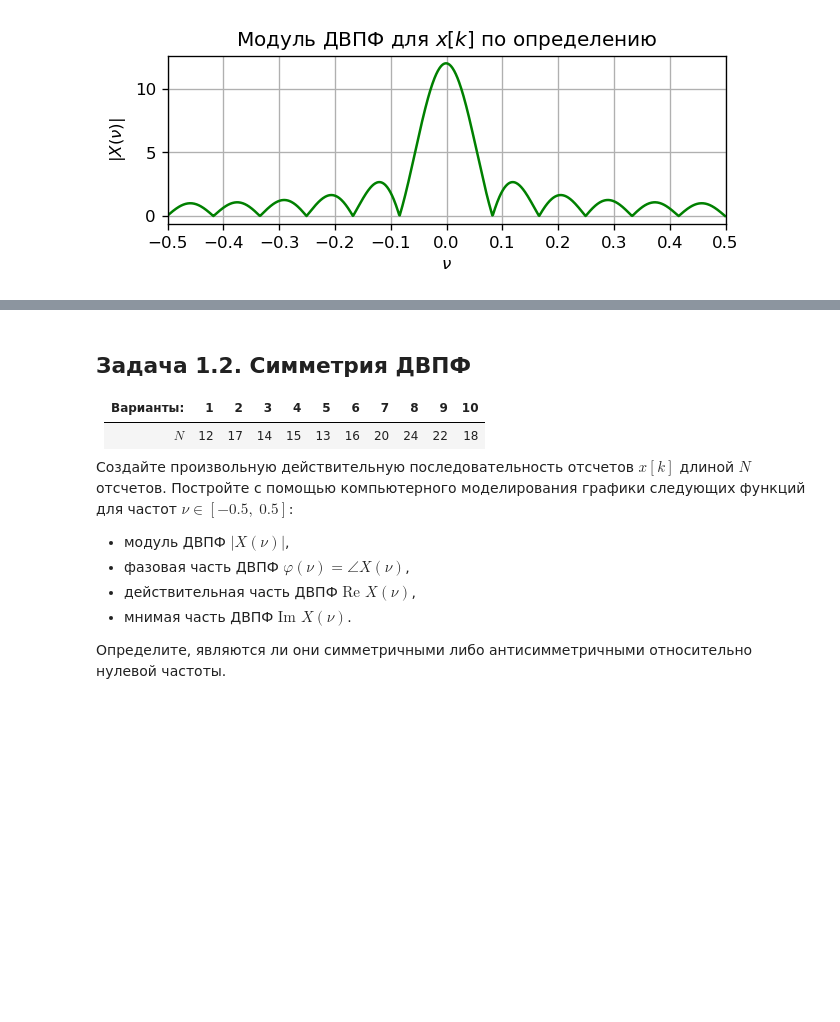
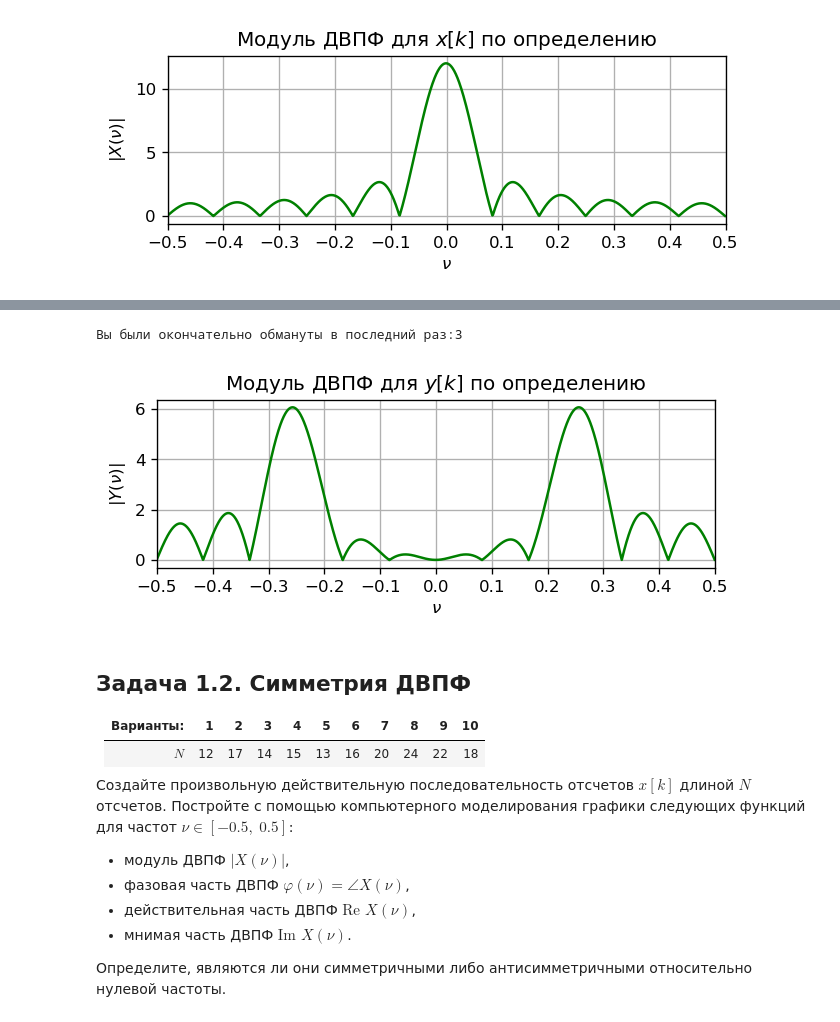
Before and after one commit to Kirill-Zaikin/Zaikin-KV, a Jupyter notebook: dsp_lab1.ipynb, the cells around one changed output, grey strips where cells are left out. Saved outputs shown, nothing was run; the diff lists cells and outputs as text; code cells hidden in the pictures; blank space fills up the shorter version.

```diff
--- a/dsp_lab1.ipynb
+++ b/dsp_lab1.ipynb
@@ -195,0 +204,8 @@ print("Вы были окончательно обмануты :3")
+# %%
+#Блок обмана вас
+max=0
+for j in range (0,len(Y1),1):
+    if max < abs(Y1[j]):
+        max = abs(Y1[j])
+print (max)
+print ("Поздравляю!Вас снова обманули!")
@@ -196,3 +281,19 @@ print("Вы были окончательно обмануты :3")
+# %%
+#Начало графического блока модуля ДВПФ сигнала игрек по определению
+plt.figure(figsize=[6, 4], dpi=120)
+ax2 = plt.subplot(2, 1, 1)
+ax2.xaxis.set_major_locator(ticker.MultipleLocator(base=0.1))
+plt.plot(nu, Y2, 'g')
+plt.xlabel("$\\nu$")
+plt.ylabel("$|Y(\\nu)|$")
+plt.xlim([v1, v2])
+plt.title("Модуль ДВПФ для $y[k]$ по определению")
+plt.grid()
+print("Вы были окончательно обмануты в последний раз:3")
+#Конец графического блока модуля ДВПФ сигнала игрек по определению
+# %% [output]
+Вы были окончательно обмануты в последний раз:3
+[figure, added]
 # %% [markdown]
 ## Задача 1.2. Симметрия ДВПФ
 
```
Also changed, not shown: parts of 19 cells of this notebook.
